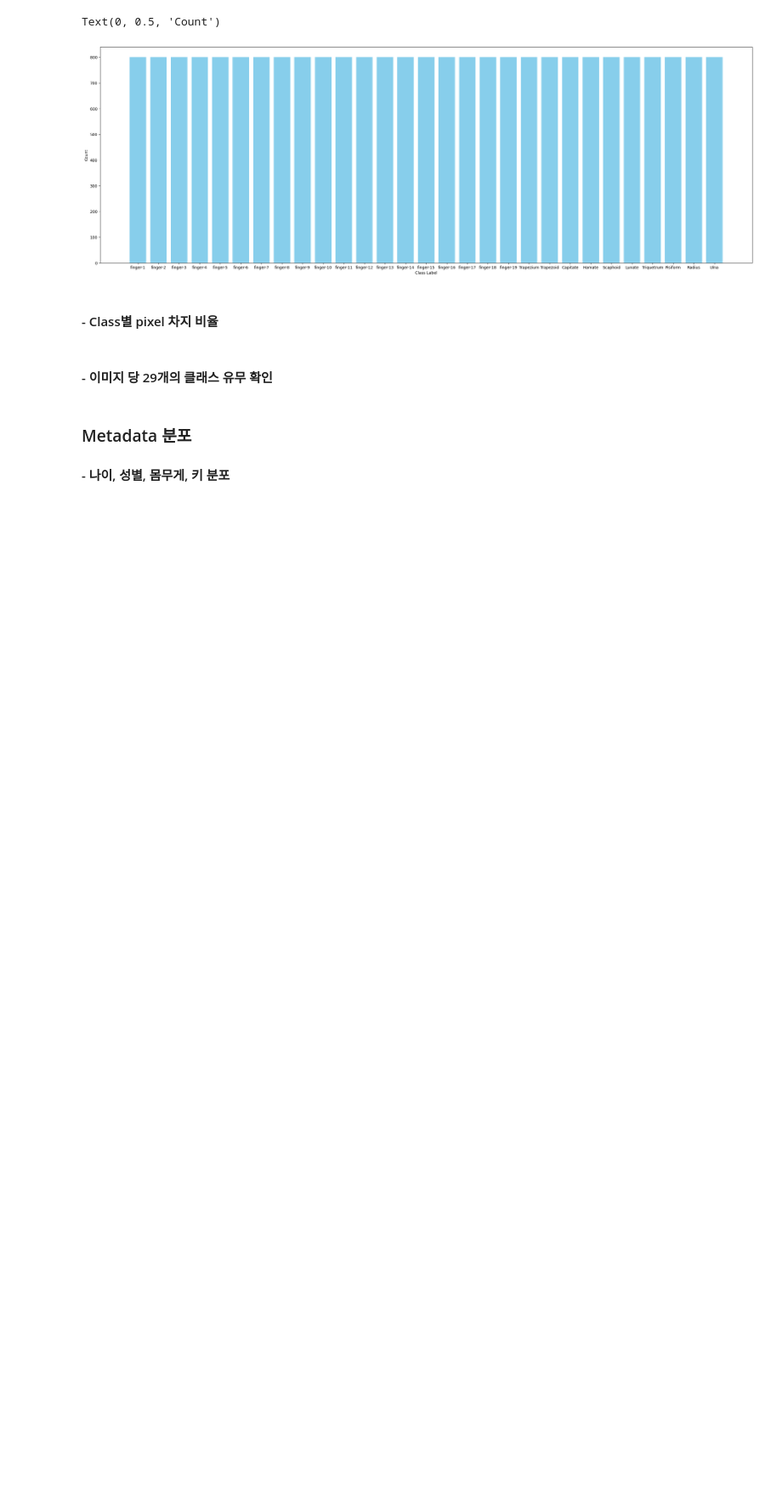
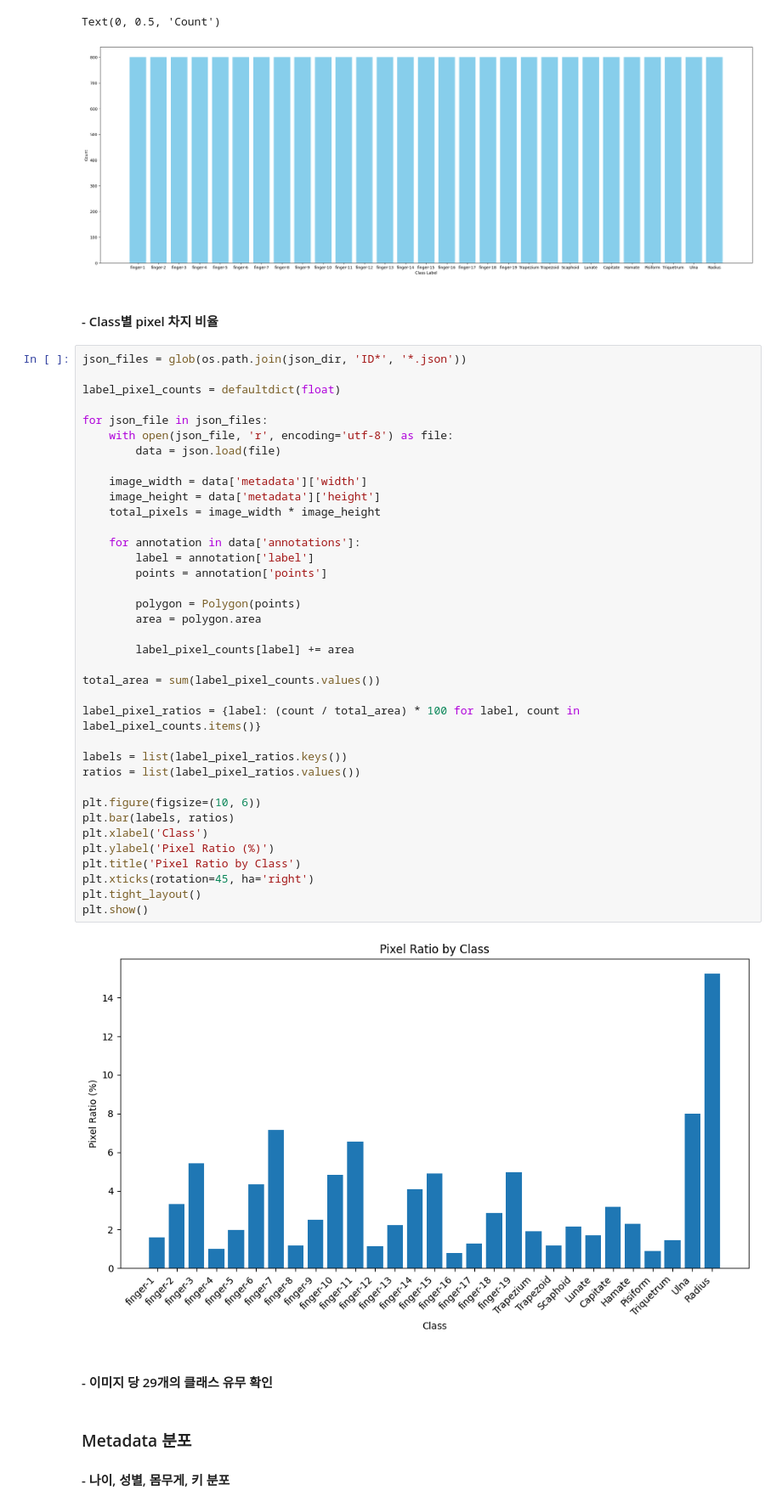
Before and after one commit to boostcampaitech7/level2-cv-semanticsegmentation-cv-07-lv3, a Jupyter notebook: eda/eda.ipynb, the cells around one changed output. Shown: that part at 85% size. Cells and saved outputs as stored; diff of their text form; blank space fills up the shorter version.

Commit message:
[add] #8 - eda Class별 Pixel 차지 비율

```diff
--- a/eda/eda.ipynb
+++ b/eda/eda.ipynb
@@ -35,6 +36,45 @@ Text(0, 0.5, 'Count')
 [figure]
 # %% [markdown]
 #### - Class별 pixel 차지 비율
+# %%
+json_files = glob(os.path.join(json_dir, 'ID*', '*.json'))
+
+label_pixel_counts = defaultdict(float)
+
+for json_file in json_files:
+    with open(json_file, 'r', encoding='utf-8') as file:
+        data = json.load(file)
+
+    image_width = data['metadata']['width']
+    image_height = data['metadata']['height']
+    total_pixels = image_width * image_height
+
+    for annotation in data['annotations']:
+        label = annotation['label']
+        points = annotation['points']
+
+        polygon = Polygon(points)
+        area = polygon.area
+
+        label_pixel_counts[label] += area
+
+total_area = sum(label_pixel_counts.values())
+
+label_pixel_ratios = {label: (count / total_area) * 100 for label, count in label_pixel_counts.items()}
+
+labels = list(label_pixel_ratios.keys())
+ratios = list(label_pixel_ratios.values())
+
+plt.figure(figsize=(10, 6))
+plt.bar(labels, ratios)
+plt.xlabel('Class')
+plt.ylabel('Pixel Ratio (%)')
+plt.title('Pixel Ratio by Class')
+plt.xticks(rotation=45, ha='right')
+plt.tight_layout()
+plt.show()
+# %% [output]
+[figure, added]
 # %% [markdown]
 #### - 이미지 당 29개의 클래스 유무 확인
 # %% [markdown]
```
Also changed, not shown: parts of 1 cell of this notebook.
